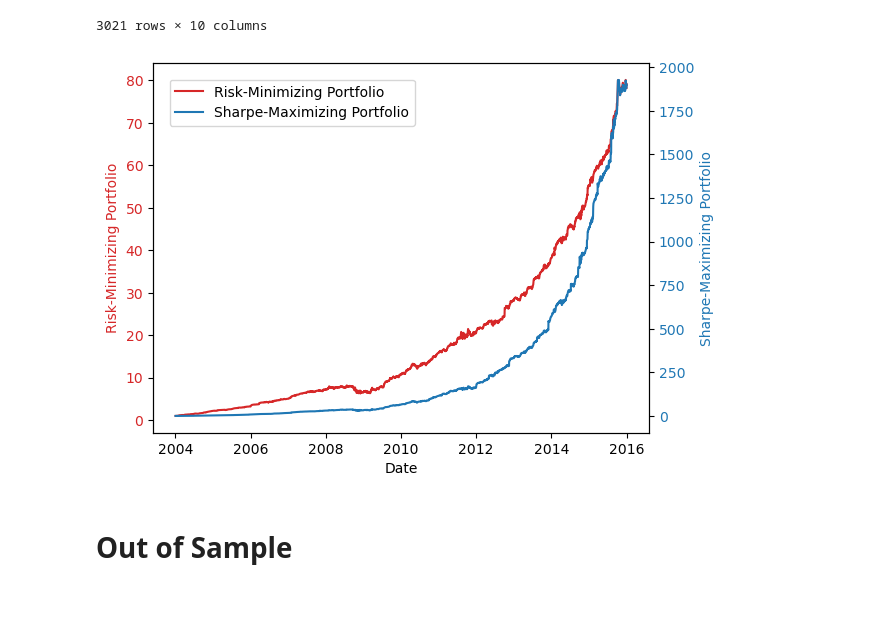
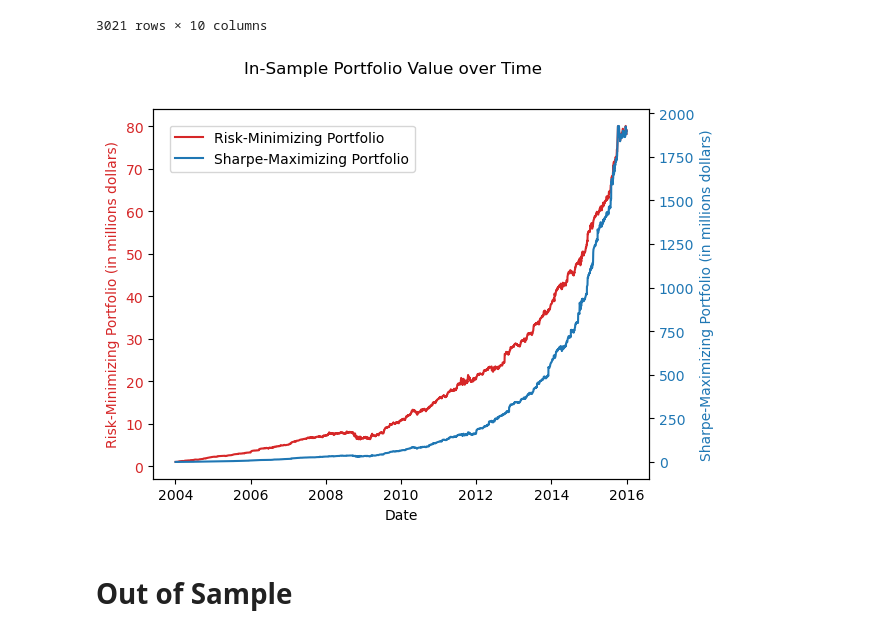
Before and after one commit to YuD27/A-Combination-of-Fundamental-and-Technical-Trading-Strategy, a Jupyter notebook: EE590.ipynb, the cells around one changed output. Drawn from its saved outputs; the diff is of its cells as text; code cells hidden in the pictures; blank space fills up the shorter version.

```diff
--- a/EE590.ipynb
+++ b/EE590.ipynb
@@ -728,10 +721,10 @@ ef = EfficientFrontier(ret * 252, cov_matrix * 252)
 weights = ef.min_volatility()
 minRiskRes = ef.portfolio_performance(verbose=True)
 clean_weights = ef.clean_weights()
-minRiskWt = []
+minRiskWtIns = []
 for value in clean_weights.values():
-    minRiskWt.append(value)
-print(minRiskWt)
+    minRiskWtIns.append(value)
+print(minRiskWtIns)
 # %% [output]
 Expected annual return: 37.3%
 Annual volatility: 13.3%
@@ -743,15 +736,15 @@ minRiskWt
 [0.00068, 0.08348, 0.21633, 0.00247, 0.01473, 0.10868, 0.34087, 0.23275]
 # %%
 # Creating risk-minimizing portfolio
-minRiskPort = returns[['value','growth','earning','margin','size',
-                      'dma','dema','macd']] * minRiskWt
+minRiskPortIns = returns[['value','growth','earning','margin','size',
+                      'dma','dema','macd']] * minRiskWtIns
 
 # Calculate daily returns
-minRiskPort['ret'] = minRiskPort.sum(axis=1)
+minRiskPortIns['ret'] = minRiskPortIns.sum(axis=1)
 
 # Calculate portfolio value if starts with $1
-minRiskPort['minRiskVal'] = (1 + minRiskPort['ret']).cumprod()
-minRiskPort
+minRiskPortIns['minRiskVal'] = (1 + minRiskPortIns['ret']).cumprod()
+minRiskPortIns
 # %% [output]
 |  | value | growth | earning | margin | size | dma | dema | macd | ret | minRiskVal |
 | DATE |  |  |  |  |  |  |  |  |  |  |
@@ -769,15 +762,15 @@ minRiskPort
 3021 rows × 10 columns
 # %%
 # Creating Sharpe-maximizing portfolio
-maxSharpePort = returns[['value','growth','earning','margin','size',
-                      'dma','dema','macd']] * maxSharpeWt
+maxSharpePortIns = returns[['value','growth','earning','margin','size',
+                      'dma','dema','macd']] * maxSharpeWtIns
 
 # Calculate daily returns
-maxSharpePort['ret'] = maxSharpePort.sum(axis=1)
+maxSharpePortIns['ret'] = maxSharpePortIns.sum(axis=1)
 
 # Calculate portfolio value if starts with $1
-maxSharpePort['maxSharpeVal'] = (1 + maxSharpePort['ret']).cumprod()
-maxSharpePort
+maxSharpePortIns['maxSharpeVal'] = (1 + maxSharpePortIns['ret']).cumprod()
+maxSharpePortIns
 # %% [output]
 |  | value | growth | earning | margin | size | dma | dema | macd | ret | maxSharpeVal |
 | DATE |  |  |  |  |  |  |  |  |  |  |
@@ -796,29 +789,30 @@ maxSharpePort
 # %%
 # In-sample portfolio value
 # Create a figure and a single subplot
-fig, ax1 = plt.subplots()
+fig1, ax1 = plt.subplots()
 
 # Plot the first data series on the first y-axis
 color = 'tab:red'
 ax1.set_xlabel('Date')
-ax1.set_ylabel('Risk-Minimizing Portfolio', color=color)
-ax1.plot(minRiskPort.index, minRiskPort['minRiskVal'],
+ax1.set_ylabel('Risk-Minimizing Portfolio (in millions dollars)', color=color)
+ax1.plot(minRiskPortIns.index, minRiskPortIns['minRiskVal'],
          color=color, label='Risk-Minimizing Portfolio')
 ax1.tick_params(axis='y', labelcolor=color)
 
 # Create a second y-axis for the second data series
 ax2 = ax1.twinx()  # instantiate a second axes that shares the same x-axis
 color = 'tab:blue'
-ax2.set_ylabel('Sharpe-Maximizing Portfolio', color=color)  # we already handled the x-label with ax1
-ax2.plot(maxSharpePort.index, maxSharpePort['maxSharpeVal'],
+ax2.set_ylabel('Sharpe-Maximizing Portfolio (in millions dollars)', color=color)  # we already handled the x-label with ax1
+ax2.plot(maxSharpePortIns.index, maxSharpePortIns['maxSharpeVal'],
          color=color, label='Sharpe-Maximizing Portfolio')
 ax2.tick_params(axis='y', labelcolor=color)
 
 # Show the plot
-fig.legend(loc='upper left', bbox_to_anchor=(0.14,0.86))
+fig1.legend(loc='upper left', bbox_to_anchor=(0.14,0.86))
+fig1.suptitle('In-Sample Portfolio Value over Time')
 plt.show()
 # %% [output]
-[figure, old version]
+[figure, new version]
 # %% [markdown]
 # Out of Sample
 # %% [markdown]
```
Also changed, not shown: parts of 21 cells of this notebook.
